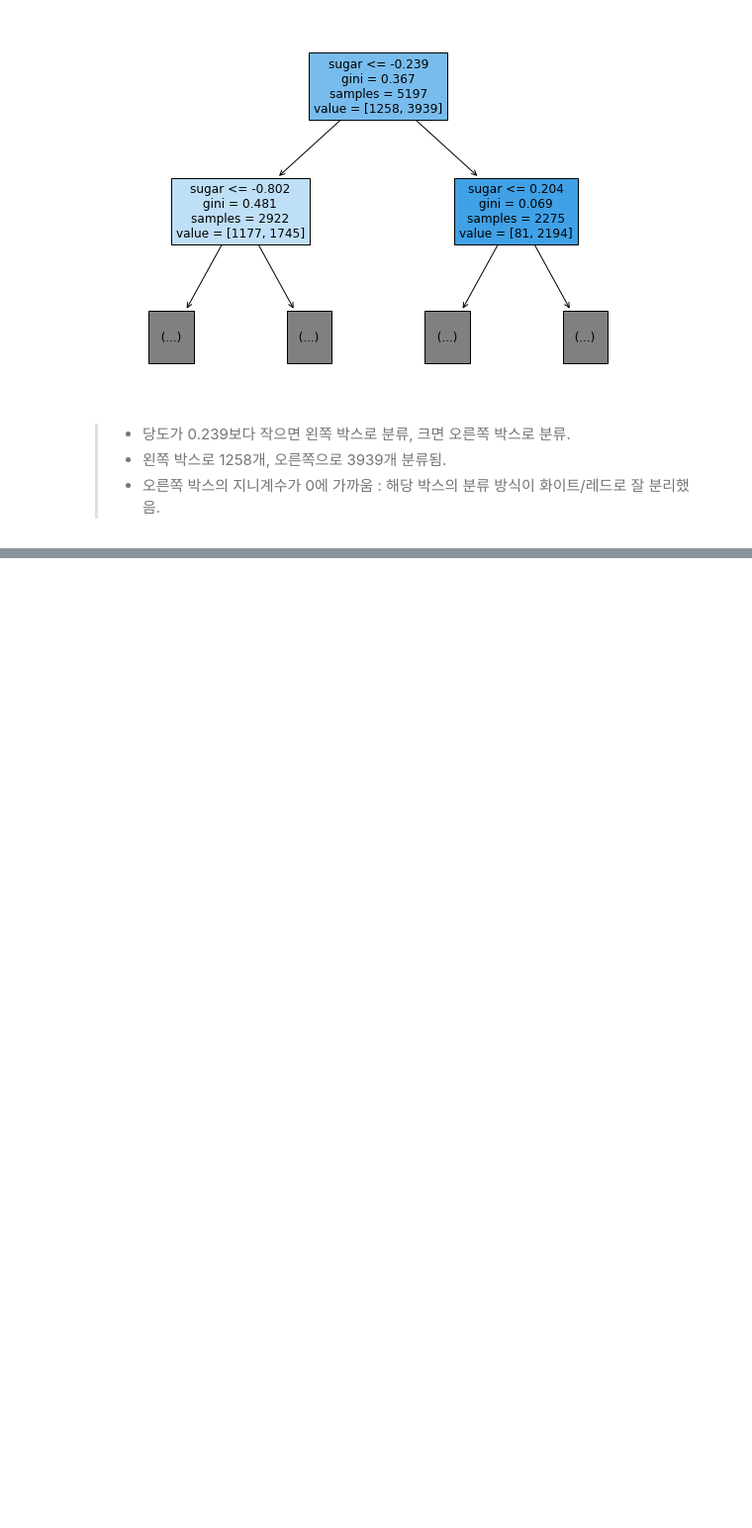
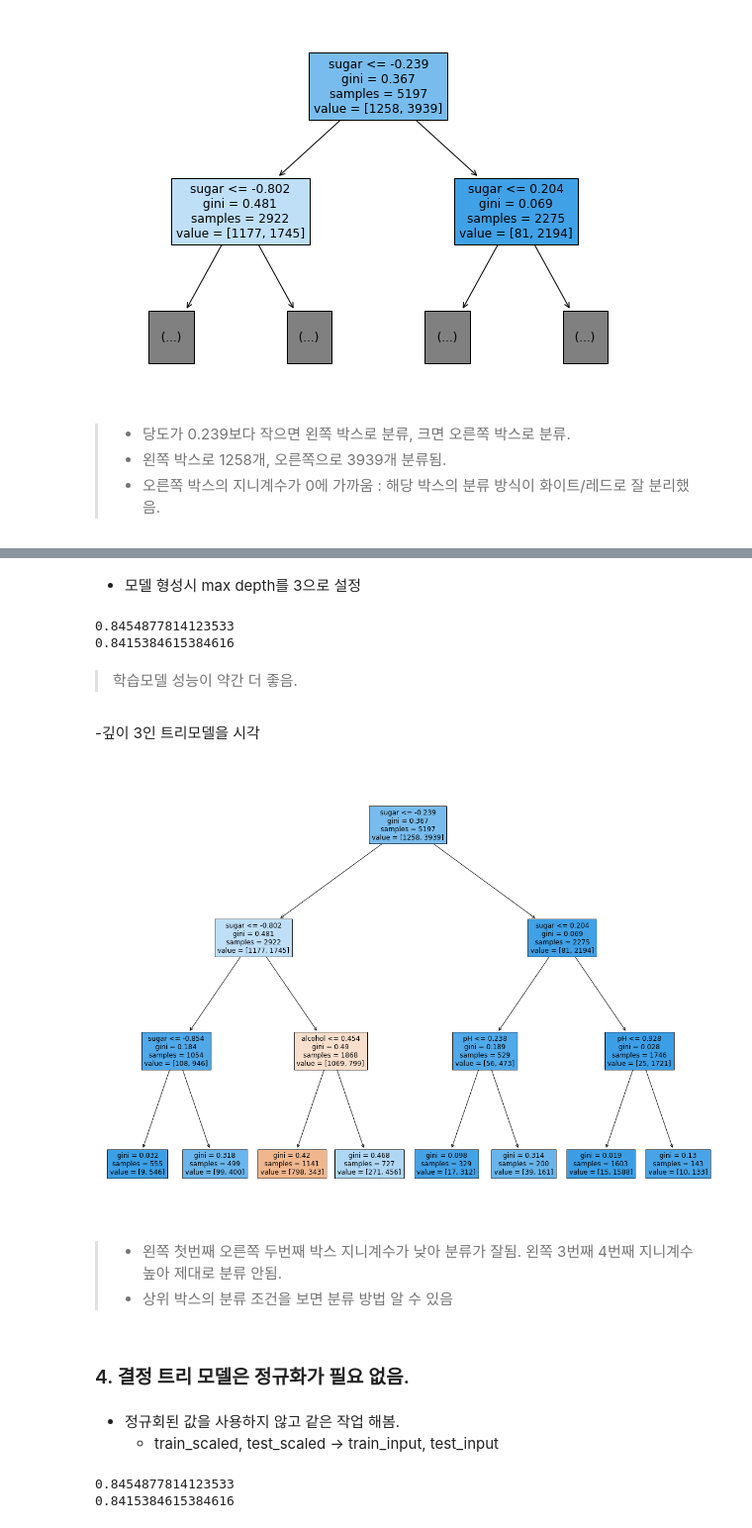
Before and after one commit to githeral/cnu_artificial_intelligence, a Jupyter notebook: 3. 결정 트리 모델.ipynb, the cells around one changed output, grey strips where cells are left out. Shown at 99% size. Saved outputs shown, nothing was run; the diff lists cells and outputs as text; code cells hidden in the pictures; blank space fills up the shorter version.

```diff
--- a/3. 결정 트리 모델.ipynb
+++ b/3. 결정 트리 모델.ipynb
@@ -145,0 +159,38 @@ plt.show()
+# %% [markdown]
+- 모델 형성시 max depth를 3으로 설정
+# %%
+dt=DecisionTreeClassifier(max_depth=3, random_state=42)
+dt.fit(train_scaled, train_target)
+
+print(dt.score(train_scaled, train_target))
+print(dt.score(test_scaled, test_target))
+# %% [output]
+0.8454877814123533
+0.8415384615384616
+# %% [markdown]
+> 학습모델 성능이 약간 더 좋음.
+# %% [markdown]
+-깊이 3인 트리모델을 시각
+# %%
+plt.figure(figsize=(20,15))
+plot_tree(dt,filled=True,feature_names=['alcohol','sugar','pH'])
+plt.show()
+# %% [output]
+[figure, added]
+# %% [markdown]
+> - 왼쪽 첫번째 오른쪽 두번째 박스 지니계수가 낮아 분류가 잘됨. 왼쪽 3번째 4번째 지니계수 높아 제대로 분류 안됨.
+> - 상위 박스의 분류 조건을 보면 분류 방법 알 수 있음
+# %% [markdown]
+### 4. 결정 트리 모델은 정규화가 필요 없음.
+# %% [markdown]
+- 정규회된 값을 사용하지 않고 같은 작업 해봄.
+    - train_scaled, test_scaled -> train_input, test_input
+# %%
+dt=DecisionTreeClassifier(max_depth=3, random_state=42)
+dt.fit(train_input, train_target)
+
+print(dt.score(train_input, train_target))
+print(dt.score(test_input, test_target))
+# %% [output]
+0.8454877814123533
+0.8415384615384616
```
Also changed, not shown: parts of 23 cells of this notebook.
